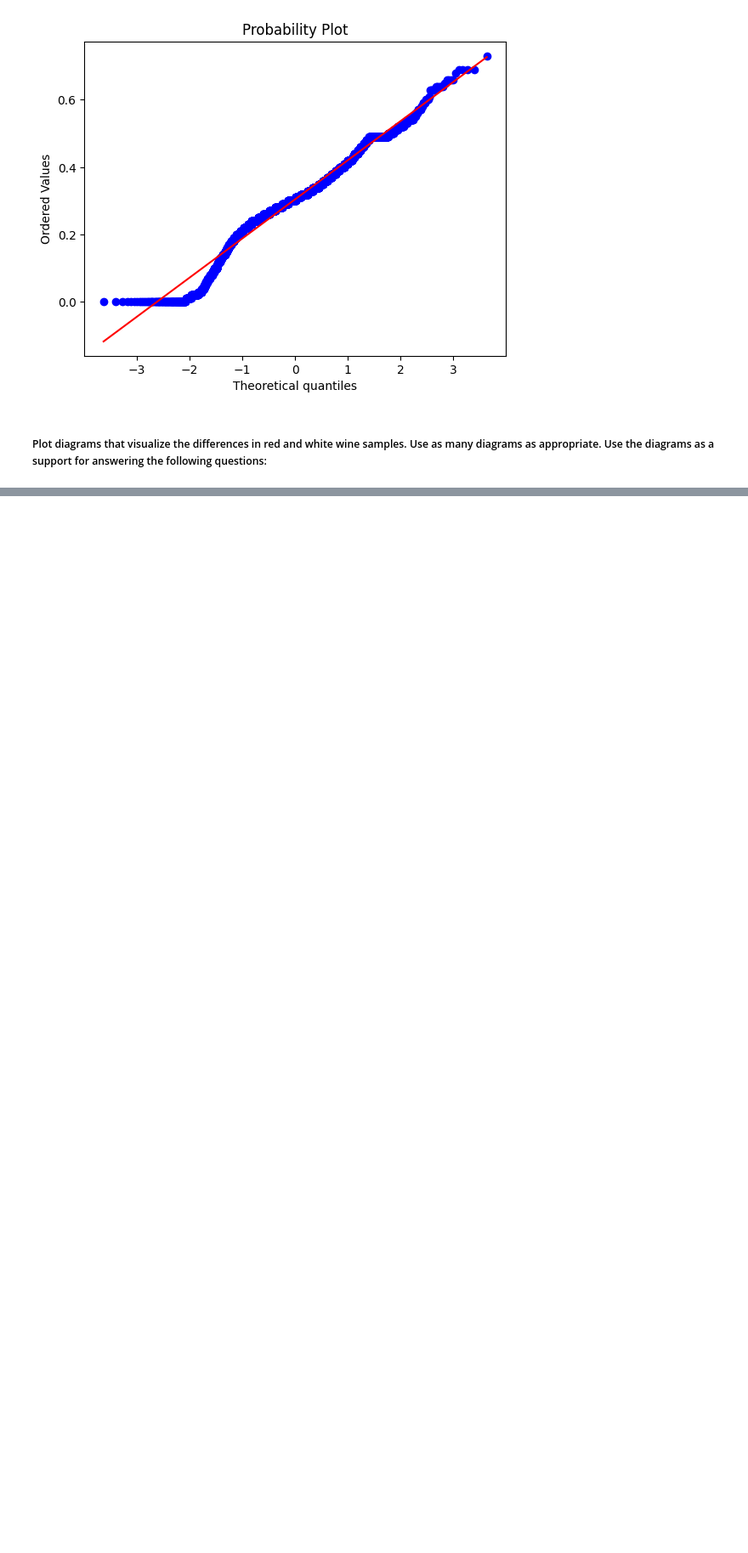
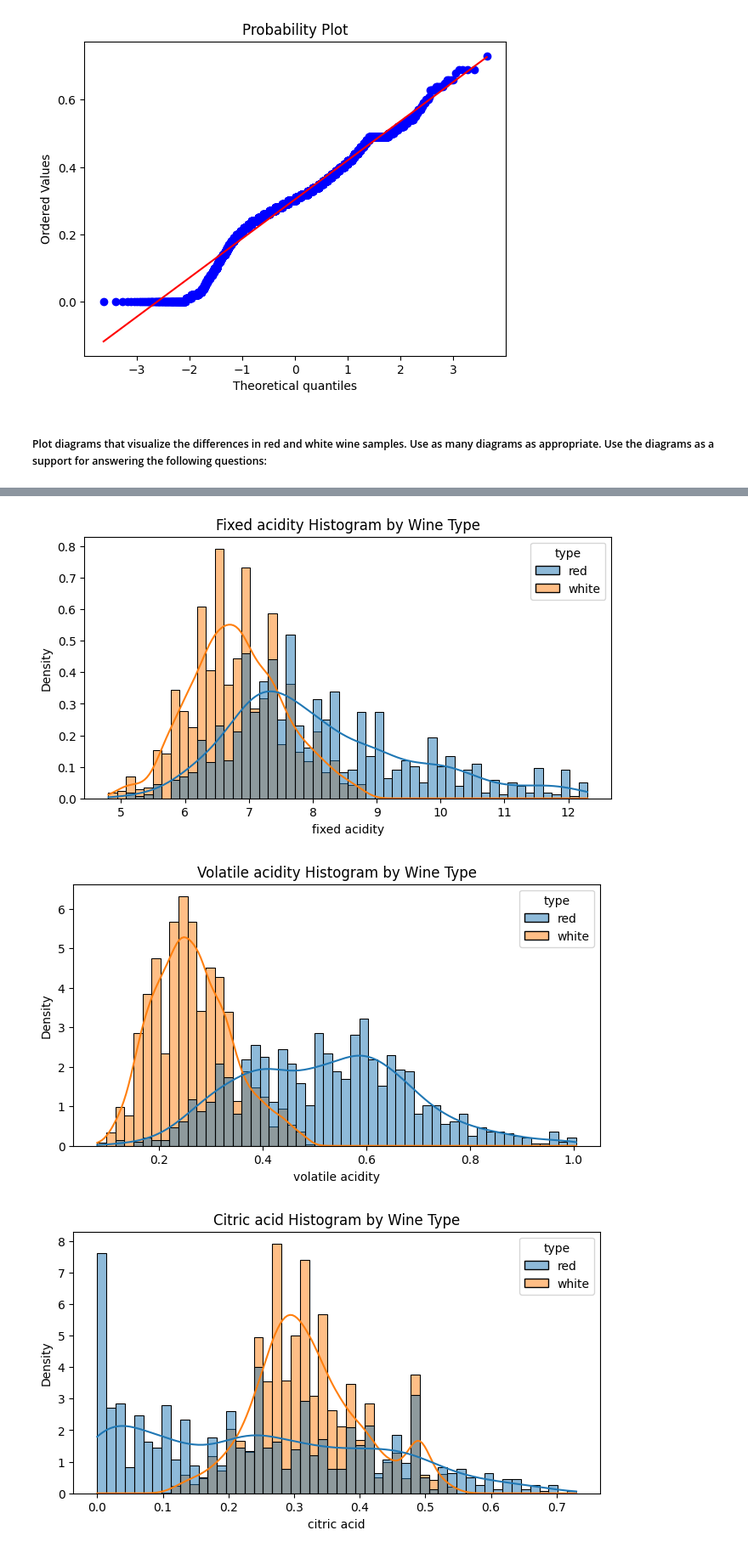
Before and after one commit to qmer05/mini_project_2_data_exploration_and_visualisation, a Jupyter notebook: exploratory_data_analysis/wine_data_analysis.ipynb, the cells around one changed output, grey strips where cells are left out. Shown at 85% size. Saved outputs shown, nothing was run; the diff lists cells and outputs as text; code cells hidden in the pictures; blank space fills up the shorter version.

```diff
--- a/exploratory_data_analysis/wine_data_analysis.ipynb
+++ b/exploratory_data_analysis/wine_data_analysis.ipynb
@@ -240,0 +267,16 @@ plt.show()
+# %%
+combined_df['type'] = combined_df['type'].map({0: 'red', 1: 'white'})
+
+for col in combined_df:
+    if col == 'type':
+        break
+    plt.figure(figsize=(8, 4))
+    sbn.histplot(data=combined_df, x=col, hue='type', kde=True, stat='density', common_norm=False)
+    plt.title(f'{col.capitalize()} Histogram by Wine Type')
+    plt.show()
+
+combined_df['type'] = label_encoder.fit_transform(combined_df['type'])
+# %% [output]
+[figure, added]
+[figure, added]
+[figure, added]
```
Also changed, not shown: parts of 26 cells of this notebook.
